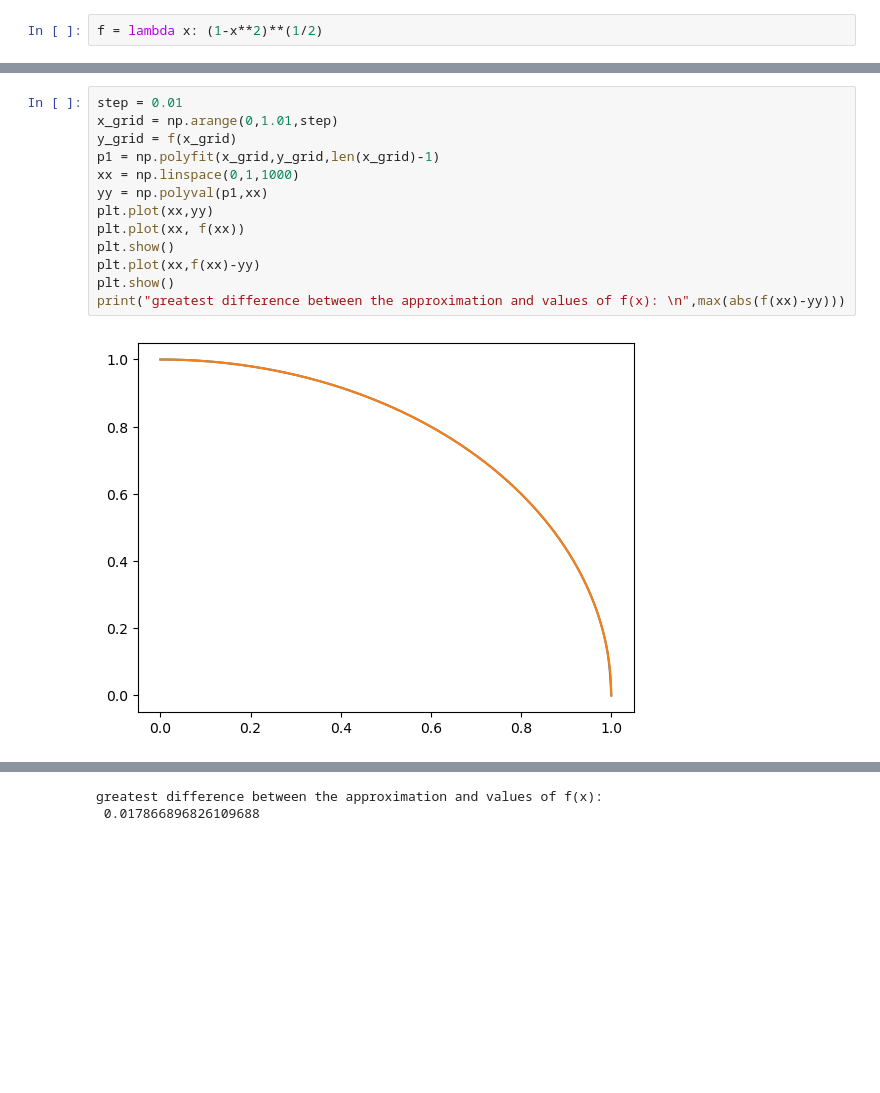
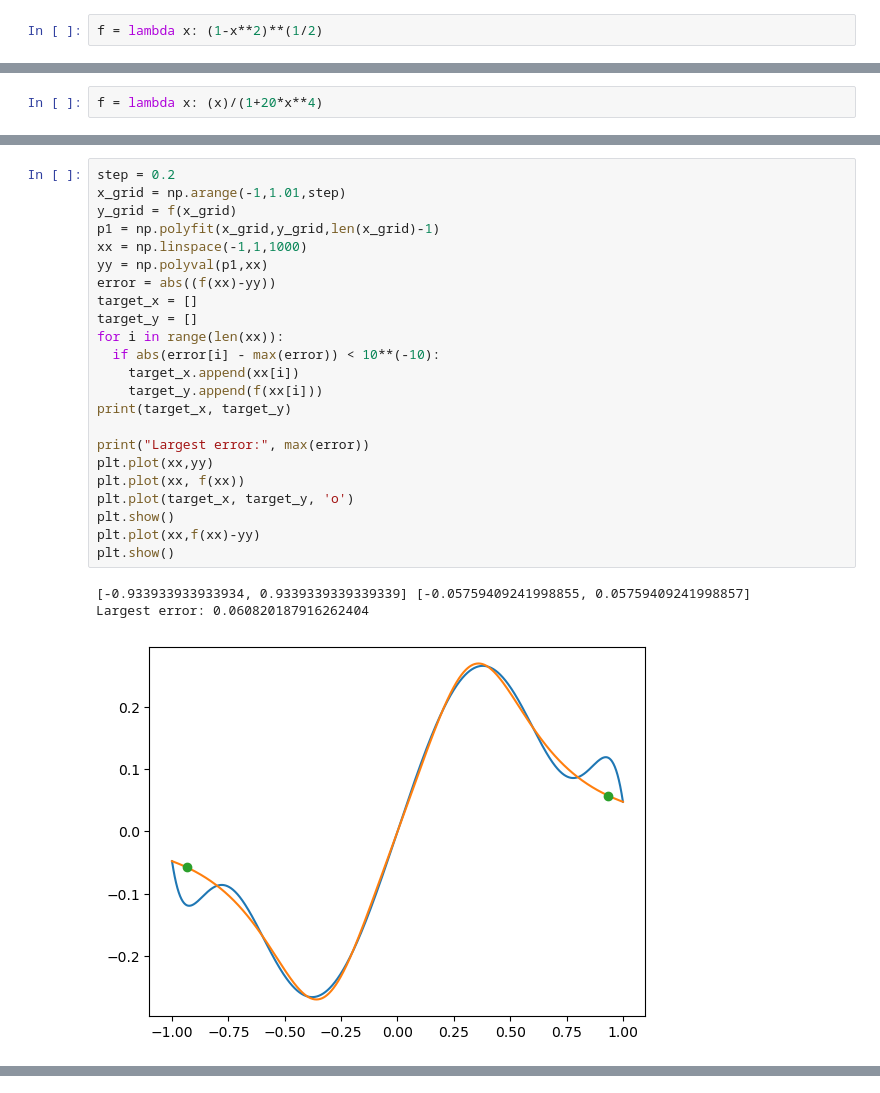
Before and after one commit to js-303/numericalanalysis, a Jupyter notebook: hw6.ipynb, the cells around one changed output, grey strips where cells are left out. Saved outputs shown, nothing was run; the diff lists cells and outputs as text; blank space fills up the shorter version.

```diff
--- a/hw6.ipynb
+++ b/hw6.ipynb
@@ -70,0 +78,2 @@ coefficients for the 2 degree polynomial interpolation:
+# %%
+f = lambda x: (x)/(1+20*x**4)
@@ -71,15 +88,27 @@ coefficients for the 2 degree polynomial interpolation:
 # %%
-step = 0.01
-x_grid = np.arange(0,1.01,step)
+step = 0.2
+x_grid = np.arange(-1,1.01,step)
 y_grid = f(x_grid)
 p1 = np.polyfit(x_grid,y_grid,len(x_grid)-1)
-xx = np.linspace(0,1,1000)
+xx = np.linspace(-1,1,1000)
 yy = np.polyval(p1,xx)
+error = abs((f(xx)-yy))
+target_x = []
+target_y = []
+for i in range(len(xx)):
+  if abs(error[i] - max(error)) < 10**(-10):
+    target_x.append(xx[i])
+    target_y.append(f(xx[i]))
+print(target_x, target_y)
+
+print("Largest error:", max(error))
 plt.plot(xx,yy)
 plt.plot(xx, f(xx))
+plt.plot(target_x, target_y, 'o')
 plt.show()
 plt.plot(xx,f(xx)-yy)
 plt.show()
-print("greatest difference between the approximation and values of f(x): \n",max(abs(f(xx)-yy)))
 # %% [output]
+[-0.933933933933934, 0.9339339339339339] [-0.05759409241998855, 0.05759409241998857]
+Largest error: 0.060820187916262404
-[figure, old version]
+[figure, new version]
@@ -87,2 +115,0 @@ print("greatest difference between the approximation and values of f(x): \n",max
-greatest difference between the approximation and values of f(x):
- 0.017866896826109688
```
Also changed, not shown: parts of 8 cells of this notebook, 1 other file.
